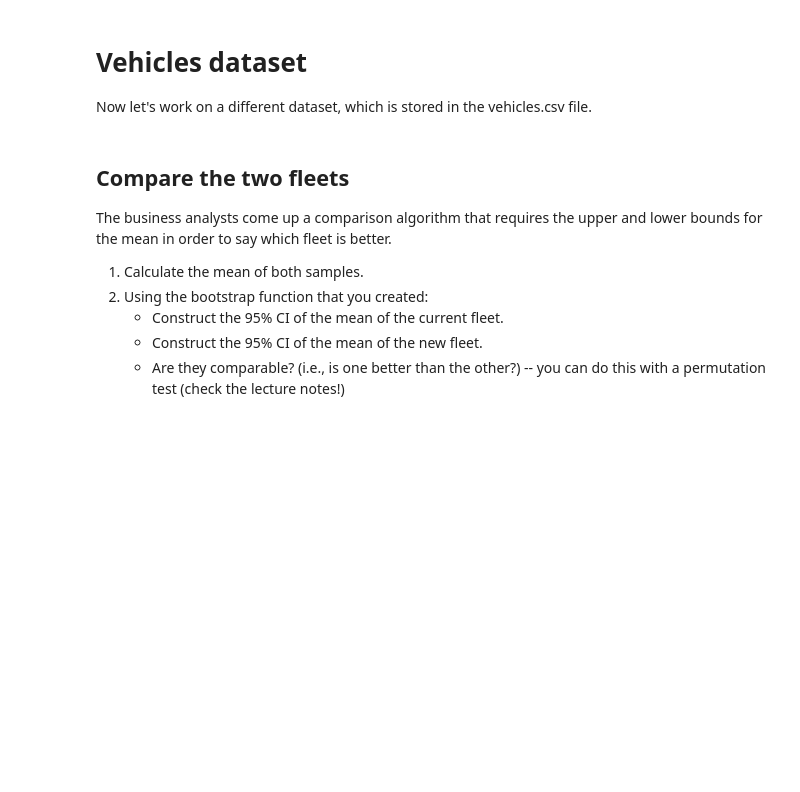
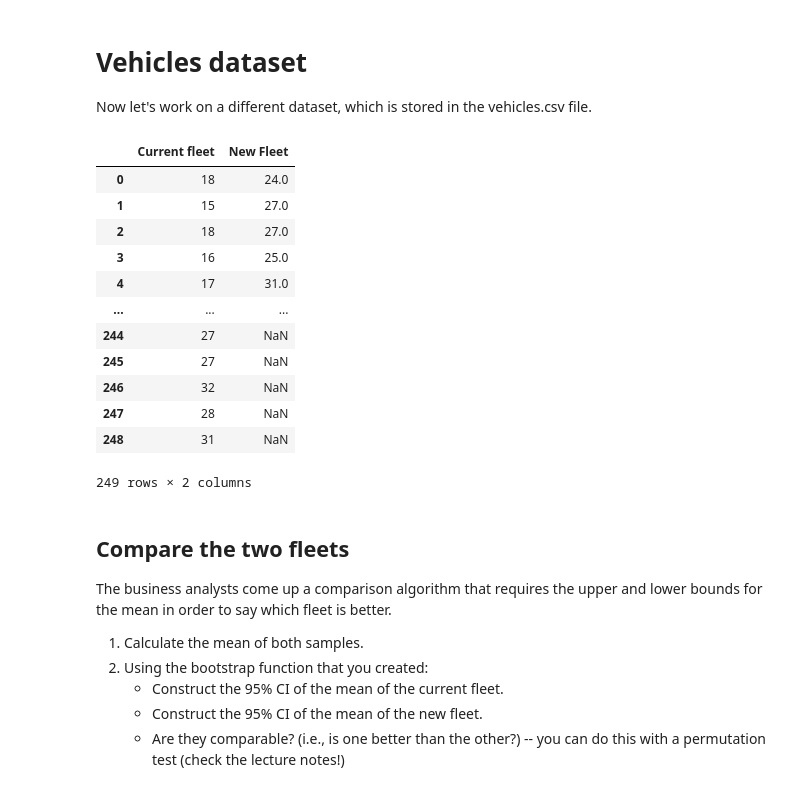
Before and after one commit to neerajthandayan/CE888, a Jupyter notebook: Copy_of_bootstrap.ipynb, the cells around one changed output. Cells and saved outputs as stored; diff of their text form; code cells hidden in the pictures; blank space fills up the shorter version.

```diff
--- a/Copy_of_bootstrap.ipynb
+++ b/Copy_of_bootstrap.ipynb
@@ -96,8 +93,26 @@ Now let's work on a different dataset, which is stored in the vehicles.csv file.
 # Note that the current and new fleets are in different columns and have different lengths, so bear this in mind when you're plotting.
 # You can create separate scatterplots for the two fleets, as you would with the histograms,
 # or plot them both in one plot (but not one against the other).
-# <---INSERT YOUR CODE HERE--->
+df2 = pd.read_csv('https://raw.githubusercontent.com/albanda/CE888/master/lab2%20-%20bootstrap/vehicles.csv')
+cf_data = df2.values.T[0]
+nf_data = df2.values.T[1]
 # Note: you can add more cells as needed to organise your code and your plots
+# %%
+df2
+# %% [output]
+|  | Current fleet | New Fleet |
+| 0 | 18 | 24.0 |
+| 1 | 15 | 27.0 |
+| 2 | 18 | 27.0 |
+| 3 | 16 | 25.0 |
+| 4 | 17 | 31.0 |
+| ... | ... | ... |
+| 244 | 27 | NaN |
+| 245 | 27 | NaN |
+| 246 | 32 | NaN |
+| 247 | 28 | NaN |
+| 248 | 31 | NaN |
+249 rows × 2 columns
 # %% [markdown]
 ## Compare the two fleets
 
```
Also changed, not shown: parts of 4 cells of this notebook.
